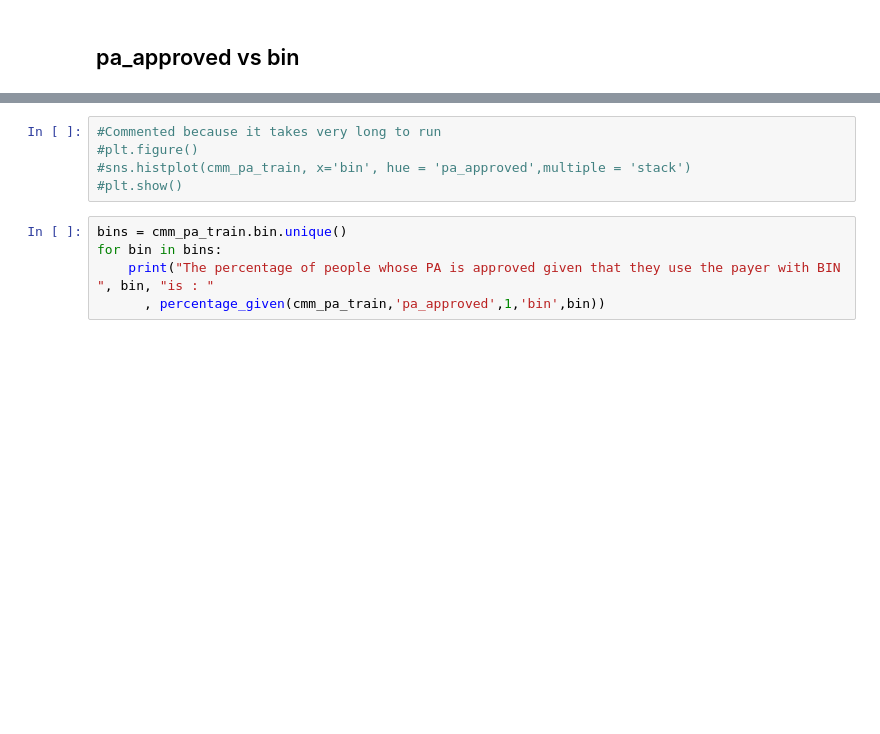
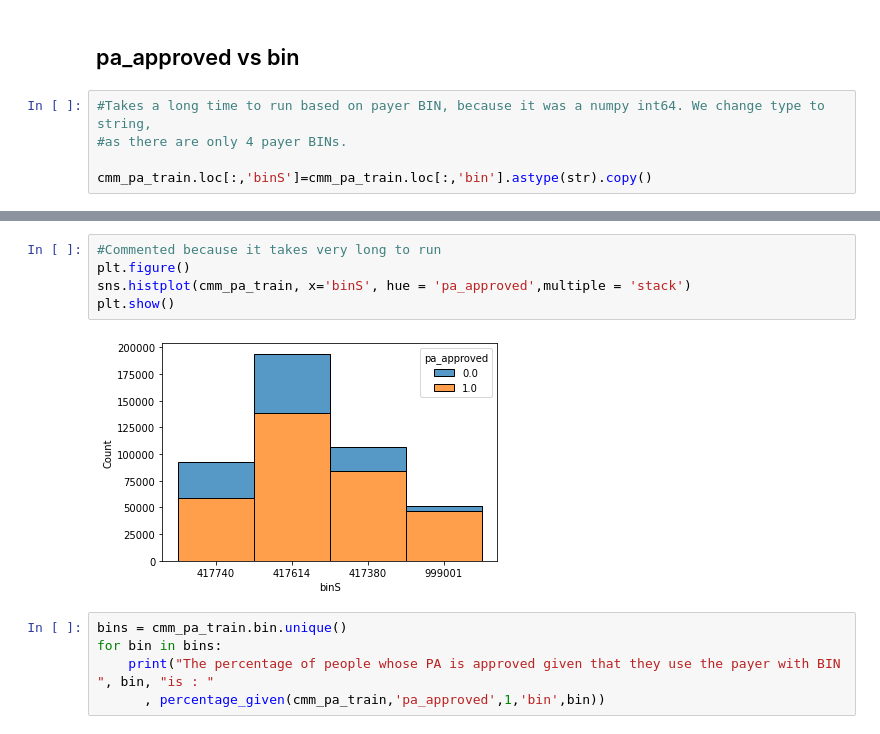
Before and after one commit to sanalsprasad/ErdosProject, a Jupyter notebook: Data_exploration.ipynb, the cells around one changed output, grey strips where cells are left out. Cells and saved outputs as stored; diff of their text form; blank space fills up the shorter version.

```diff
--- a/Data_exploration.ipynb
+++ b/Data_exploration.ipynb
@@ -97,2 +92,7 @@ The percentage of people whose PA is approved given that they use drug  C is :
 # %% [markdown]
 ## pa_approved vs bin
+# %%
+#Takes a long time to run based on payer BIN, because it was a numpy int64. We change type to string,
+#as there are only 4 payer BINs.
+
+cmm_pa_train.loc[:,'binS']=cmm_pa_train.loc[:,'bin'].astype(str).copy()
@@ -99,8 +106,10 @@ The percentage of people whose PA is approved given that they use drug  C is :
 # %%
 #Commented because it takes very long to run
-#plt.figure()
-#sns.histplot(cmm_pa_train, x='bin', hue = 'pa_approved',multiple = 'stack')
-#plt.show()
+plt.figure()
+sns.histplot(cmm_pa_train, x='binS', hue = 'pa_approved',multiple = 'stack')
+plt.show()
+# %% [output]
+[figure, added]
 # %%
 bins = cmm_pa_train.bin.unique()
 for bin in bins:
```
Also changed, not shown: parts of 8 cells of this notebook.
